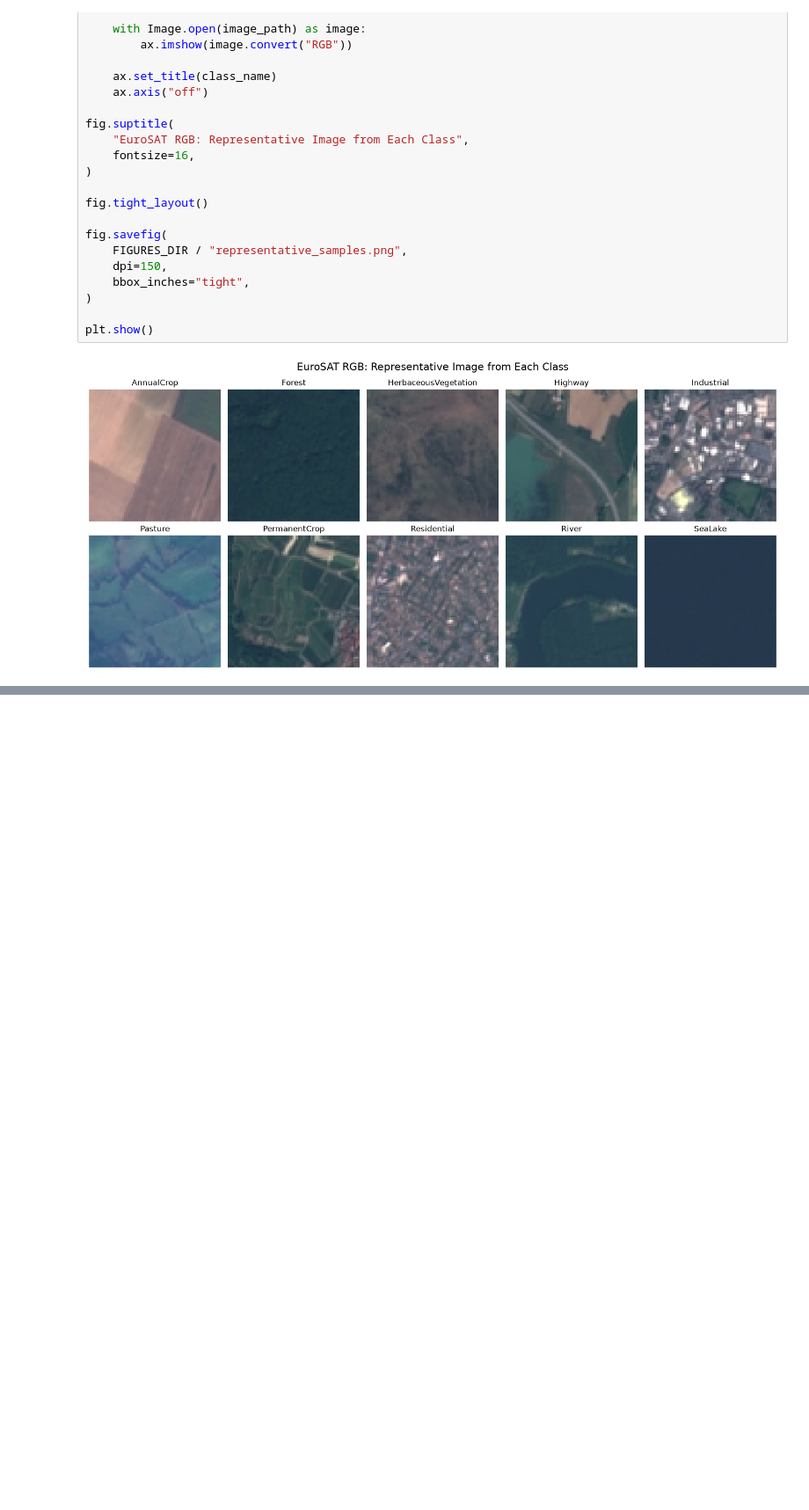
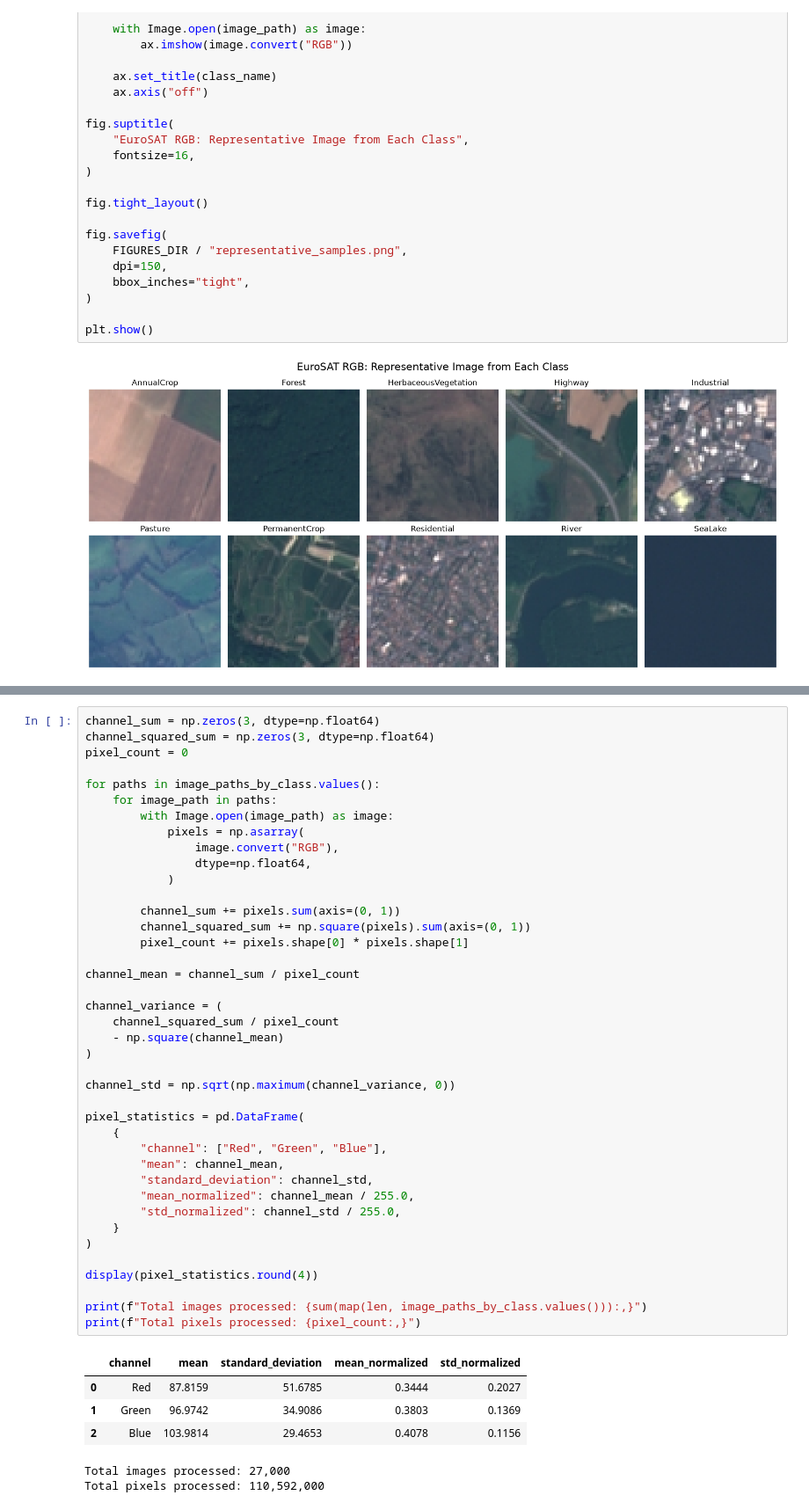
Before and after one commit to carlalamas13/landcover-lab, a Jupyter notebook: notebooks/01_data_exploration.ipynb, the cells around one changed output, grey strips where cells are left out. Shown at 88% size. Saved outputs shown, nothing was run; the diff lists cells and outputs as text; blank space fills up the shorter version.

Commit message:
feat: analyse EuroSAT pixel intensity distributions

```diff
--- a/notebooks/01_data_exploration.ipynb
+++ b/notebooks/01_data_exploration.ipynb
@@ -345,0 +366,47 @@ The image-level inspection completed successfully. No unreadable files were foun
+# %%
+channel_sum = np.zeros(3, dtype=np.float64)
+channel_squared_sum = np.zeros(3, dtype=np.float64)
+pixel_count = 0
+
+for paths in image_paths_by_class.values():
+    for image_path in paths:
+        with Image.open(image_path) as image:
+            pixels = np.asarray(
+                image.convert("RGB"),
+                dtype=np.float64,
+            )
+
+        channel_sum += pixels.sum(axis=(0, 1))
+        channel_squared_sum += np.square(pixels).sum(axis=(0, 1))
+        pixel_count += pixels.shape[0] * pixels.shape[1]
+
+channel_mean = channel_sum / pixel_count
+
+channel_variance = (
+    channel_squared_sum / pixel_count
+    - np.square(channel_mean)
+)
+
+channel_std = np.sqrt(np.maximum(channel_variance, 0))
+
+pixel_statistics = pd.DataFrame(
+    {
+        "channel": ["Red", "Green", "Blue"],
+        "mean": channel_mean,
+        "standard_deviation": channel_std,
+        "mean_normalized": channel_mean / 255.0,
+        "std_normalized": channel_std / 255.0,
+    }
+)
+
+display(pixel_statistics.round(4))
+
+print(f"Total images processed: {sum(map(len, image_paths_by_class.values())):,}")
+print(f"Total pixels processed: {pixel_count:,}")
+# %% [output]
+|  | channel | mean | standard_deviation | mean_normalized | std_normalized |
+| 0 | Red | 87.8159 | 51.6785 | 0.3444 | 0.2027 |
+| 1 | Green | 96.9742 | 34.9086 | 0.3803 | 0.1369 |
+| 2 | Blue | 103.9814 | 29.4653 | 0.4078 | 0.1156 |
+Total images processed: 27,000
+Total pixels processed: 110,592,000
```
Also changed, not shown: parts of 6 cells of this notebook, 1 other file.
